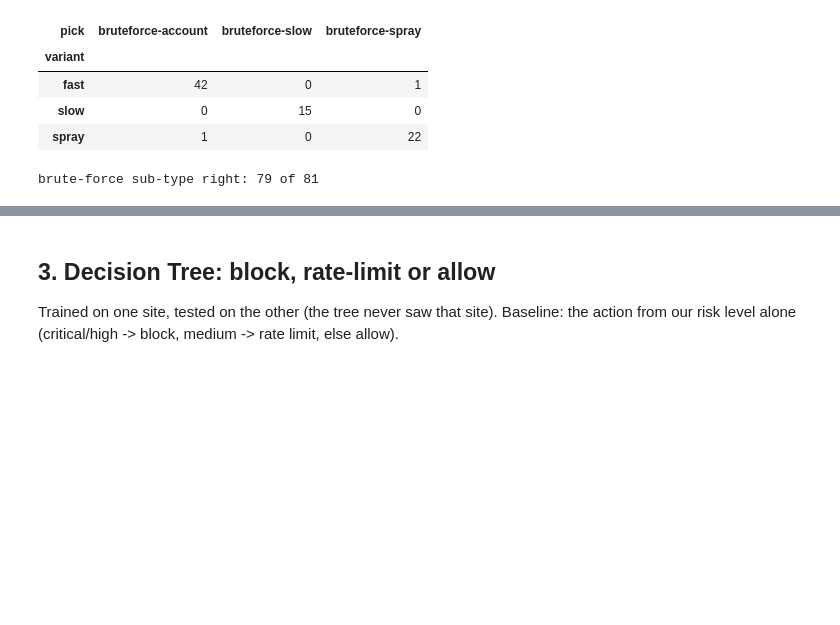
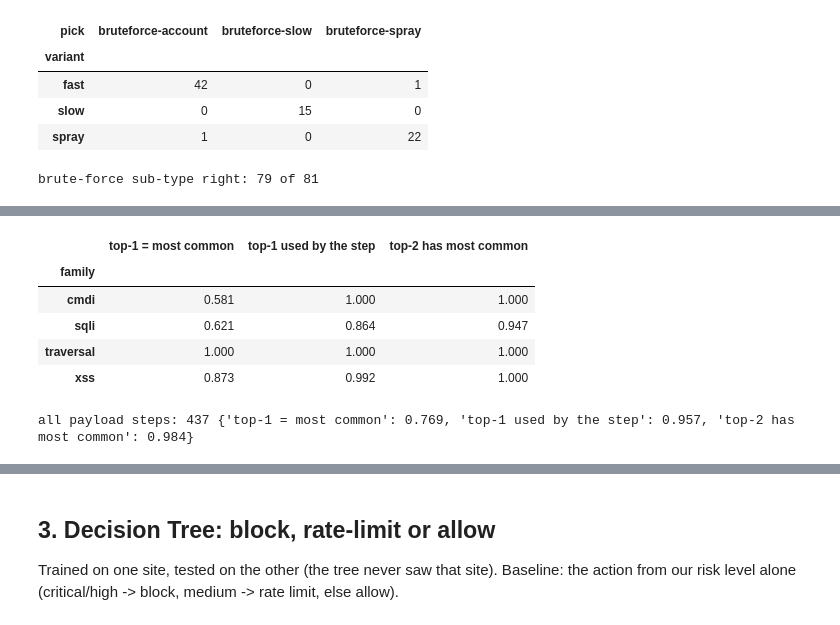
Before and after one commit to MOUSTAFA82005/AI-ATTACK-INVESTIGATOR, a Jupyter notebook: notebooks/12_defense.ipynb, the cells around one changed output, grey strips where cells are left out. Drawn from its saved outputs; the diff is of its cells as text; code cells hidden in the pictures; blank space fills up the shorter version.

```diff
--- a/notebooks/12_defense.ipynb
+++ b/notebooks/12_defense.ipynb
@@ -122,3 +124,41 @@ brute-force sub-type right: 79 of 81
+# %%
+from urllib.parse import unquote_plus
+from ml.defense import _TIME_WORDS
+ENTRY = {('sqli', 'blind'): 'sqli-blind', ('sqli', 'login'): 'sqli-login', ('sqli', 'query'): 'sqli-query',
+         ('xss', 'stored'): 'xss-stored', ('xss', 'reflected'): 'xss-reflected',
+         ('traversal', 'encoded'): 'traversal-encoded', ('traversal', 'plain'): 'traversal-file',
+         ('cmdi', 'blind'): 'cmdi-blind', ('cmdi', 'os'): 'cmdi-os'}
+def sub_type(kind, method, path, body):
+    v = unquote_plus(str(path).partition('?')[2]) + ' ' + unquote_plus(str(body))
+    page = str(path).split('?')[0]
+    if kind == 'sqli': return 'blind' if _TIME_WORDS.search(v) else 'login' if page == '/rest/user/login' else 'query'
+    if kind == 'xss': return 'stored' if method == 'POST' and page in ('/api/Feedbacks/', '/api/Users/') else 'reflected'
+    if kind == 'traversal': return 'encoded' if re.search(r'%25|%2e', str(path), re.I) else 'plain'
+    return 'blind' if _TIME_WORDS.search(v) else 'os'
+
+rows = []
+for name, r in runs.items():
+    for sid, st in step_rows(r['req']).items():
+        for kind, g in st.items():
+            real = g[g['attack_type'] == kind]
+            if kind not in ('sqli', 'xss', 'traversal', 'cmdi') or real.empty:
+                continue
+            subs = [ENTRY[(kind, sub_type(kind, m, p, b))] for m, p, b in zip(real['method'], real['path'], real['body'])]
+            near = [e['id'] for e, _ in finder.nearest(evidence_text(kind, g), 2, family=kind)]
+            main = pd.Series(subs).mode()[0]
+            rows.append({'family': kind, 'top-1 = most common': near[0] == main,
+                         'top-1 used by the step': near[0] in subs, 'top-2 has most common': main in near})
+subs_df = pd.DataFrame(rows)
+display(subs_df.groupby('family').mean().round(3))
+print('all payload steps:', len(subs_df), subs_df.drop(columns='family').mean().round(3).to_dict())
+# %% [output]
+|  | top-1 = most common | top-1 used by the step | top-2 has most common |
+| family |  |  |  |
+| cmdi | 0.581 | 1.000 | 1.000 |
+| sqli | 0.621 | 0.864 | 0.947 |
+| traversal | 1.000 | 1.000 | 1.000 |
+| xss | 0.873 | 0.992 | 1.000 |
+all payload steps: 437 {'top-1 = most common': 0.769, 'top-1 used by the step': 0.957, 'top-2 has most common': 0.984}
 # %%
 print('Which entry k-NN picks, per step family:')
 display(steps.groupby(['step', 'pick']).size().to_frame('steps'))
```
Also changed, not shown: parts of 8 cells of this notebook, 3 other files.
